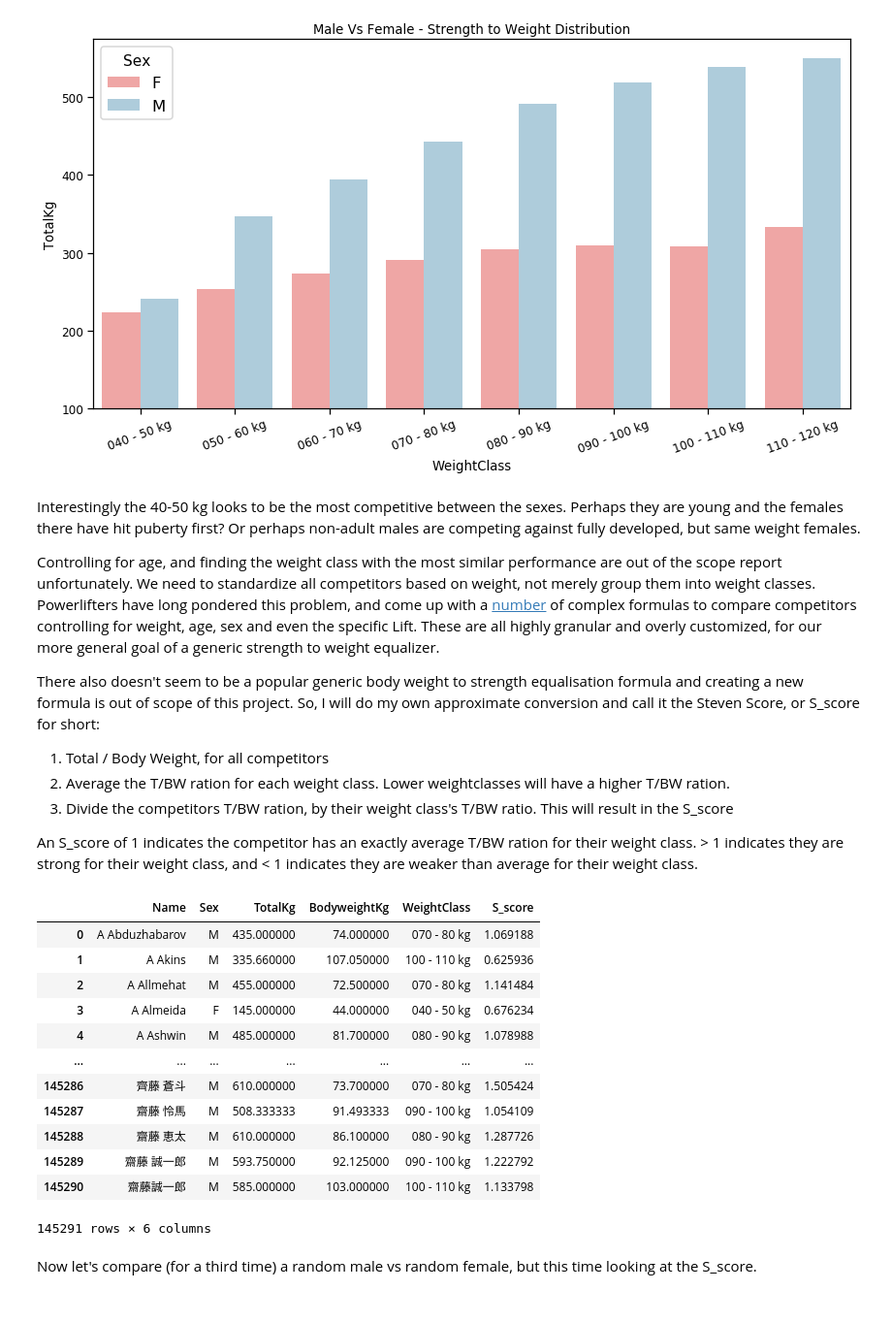
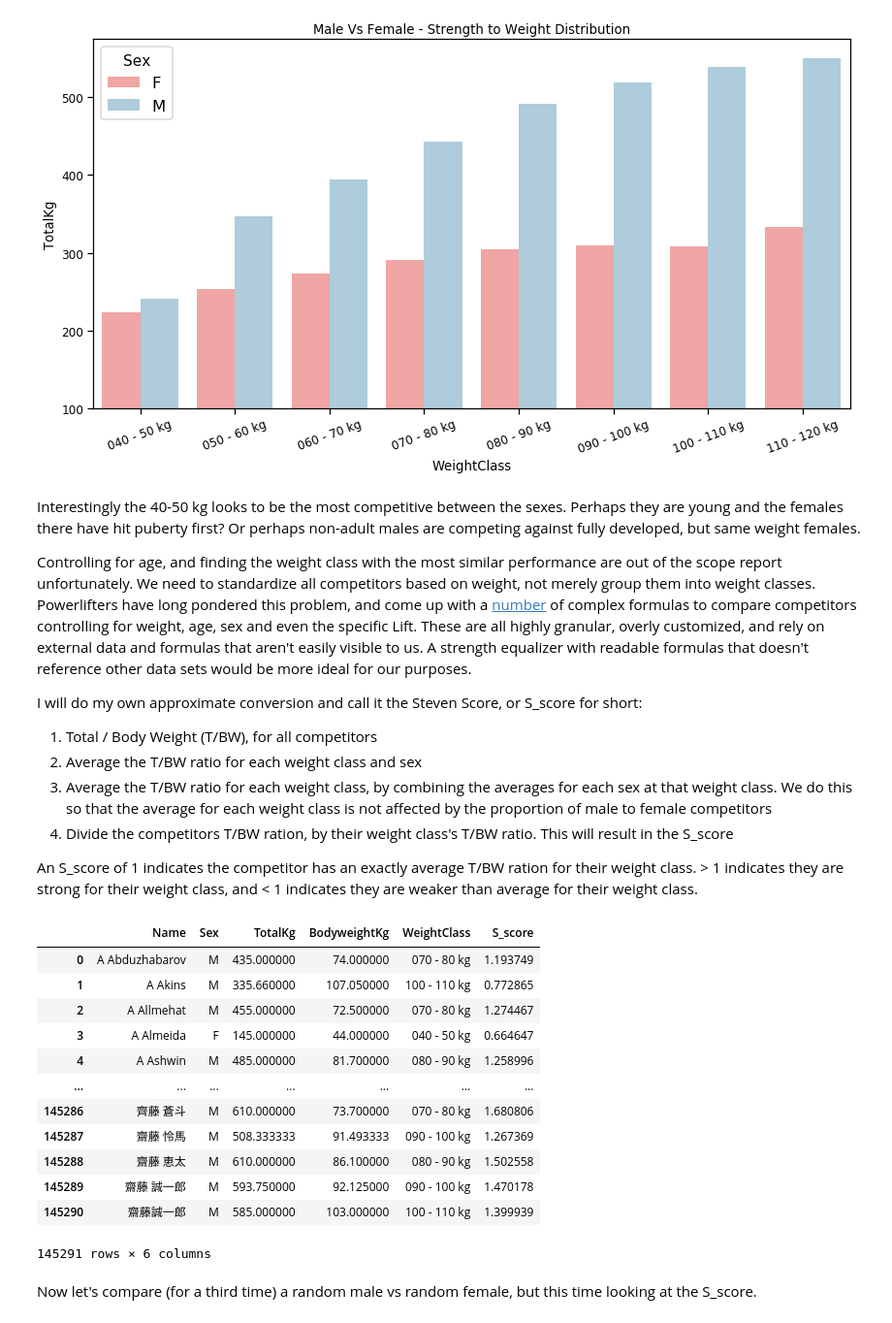
Before and after one commit to StevenWilson9/Powerlifting-Strength-Differences-by-Gender, a Jupyter notebook: Male_Female_Strength_Distributions.ipynb, the cells around one changed output. Shown at 97% size. Drawn from its saved outputs; the diff is of its cells as text; code cells hidden in the pictures.

Commit message:
Gender equalized the S_score formula
Gender equalized the S_score formula, so that different gender ratios in weightclasses don't affect the target Total / Body Weight ratio for the weight class.

```diff
--- a/Male_Female_Strength_Distributions.ipynb
+++ b/Male_Female_Strength_Distributions.ipynb
@@ -459,38 +459,54 @@ plt.show()
 # %% [markdown]
 Interestingly the 40-50 kg looks to be the most competitive between the sexes. Perhaps they are young and the females there have hit puberty first? Or perhaps non-adult males are competing against fully developed, but same weight females.
 
-Controlling for age, and finding the weight class with the most similar performance are out of the scope report unfortunately. We need to standardize all competitors based on weight, not merely group them into weight classes. Powerlifters have long pondered this problem, and come up with a [number](https://en.wikipedia.org/wiki/Wilks_Coefficient) of complex formulas to compare competitors controlling for weight, age, sex and even the specific Lift. These are all highly granular and overly customized, for our more general goal of a generic strength to weight equalizer.
+Controlling for age, and finding the weight class with the most similar performance are out of the scope report unfortunately. We need to standardize all competitors based on weight, not merely group them into weight classes. Powerlifters have long pondered this problem, and come up with a [number](https://en.wikipedia.org/wiki/Wilks_Coefficient) of complex formulas to compare competitors controlling for weight, age, sex and even the specific Lift. These are all highly granular, overly customized, and rely on external data and formulas that aren't easily visible to us. A strength equalizer with readable formulas that doesn't reference other data sets would be more ideal for our purposes.
 
-There also doesn't seem to be a popular generic body weight to strength equalisation formula and creating a new formula is out of scope of this project. So, I will do my own approximate conversion and call it the Steven Score, or S_score for short:
-1. Total / Body Weight, for all competitors
-2. Average the T/BW ration for each weight class. Lower weightclasses will have a higher T/BW ration.
-3. Divide the competitors T/BW ration, by their weight class's T/BW ratio. This will result in the S_score
+I will do my own approximate conversion and call it the Steven Score, or S_score for short:
+1. Total / Body Weight (T/BW), for all competitors
+2. Average the T/BW ratio for each weight class and sex
+3. Average the T/BW ratio for each weight class, by combining the averages for each sex at that weight class. We do this so that the average for each weight class is not affected by the proportion of male to female competitors
+4. Divide the competitors T/BW ration, by their weight class's T/BW ratio. This will result in the S_score
 
 An S_score of 1 indicates the competitor has an exactly average T/BW ration for their weight class. > 1 indicates they are strong for their weight class, and < 1 indicates they are weaker than average for their weight class.
 # %%
+# Make a new table with just Total as the response variable, and then add a Total/BodyWeight column
 s_score_df = clean_df.drop(['Best3SquatKg','Best3BenchKg','Best3DeadliftKg'], axis = 1)
 s_score_df['T/BW'] = s_score_df['TotalKg']/s_score_df['BodyweightKg']
 
-wc_s_score_df = s_score_df.groupby(['WeightClass'])['T/BW'].mean().reset_index()
+# Comparing gender unequalized weightclass Total/BodyWeight ratio, to gender equalized one below it
+# wc_s_score_df = s_score_df.groupby(['WeightClass'])['T/BW'].mean().reset_index()
+# print(wc_s_score_df)
+# print()
+
+# Weight controlled, gender equalized WeightClass T/BW ratio Table
+wc_s_score_df = s_score_df.groupby(['WeightClass', 'Sex'])['T/BW'].mean().reset_index()
+wc_s_score_df = wc_s_score_df.groupby(['WeightClass'])['T/BW'].mean().reset_index()
+# print(wc_s_score_df)
 wc_s_score_df.columns = ['WeightClass', 'WC-T/BW']
 
+# Add the WeightClass's T/BW ratio to each competitor.
+# Then divide each competitor's T/WB ratio by their WC-T/B to get their S_score.
+# drop the two T/BW columns at the end
 s_score_df = s_score_df.merge(wc_s_score_df, how='left')
 s_score_df['S_score'] = s_score_df['T/BW']/s_score_df['WC-T/BW']
 s_score_df.drop(columns = ['T/BW','WC-T/BW'], inplace = True)
+
+# Checking if the data looks like I expect
 s_score_df
+# s_score_df.groupby(['WeightClass', 'Sex'])['S_score'].mean()
 # %% [output]
 |  | Name | Sex | TotalKg | BodyweightKg | WeightClass | S_score |
-| 0 | A Abduzhabarov | M | 435.000000 | 74.000000 | 070 - 80 kg | 1.069188 |
-| 1 | A Akins | M | 335.660000 | 107.050000 | 100 - 110 kg | 0.625936 |
-| 2 | A Allmehat | M | 455.000000 | 72.500000 | 070 - 80 kg | 1.141484 |
-| 3 | A Almeida | F | 145.000000 | 44.000000 | 040 - 50 kg | 0.676234 |
-| 4 | A Ashwin | M | 485.000000 | 81.700000 | 080 - 90 kg | 1.078988 |
+| 0 | A Abduzhabarov | M | 435.000000 | 74.000000 | 070 - 80 kg | 1.193749 |
+| 1 | A Akins | M | 335.660000 | 107.050000 | 100 - 110 kg | 0.772865 |
+| 2 | A Allmehat | M | 455.000000 | 72.500000 | 070 - 80 kg | 1.274467 |
+| 3 | A Almeida | F | 145.000000 | 44.000000 | 040 - 50 kg | 0.664647 |
+| 4 | A Ashwin | M | 485.000000 | 81.700000 | 080 - 90 kg | 1.258996 |
 | ... | ... | ... | ... | ... | ... | ... |
-| 145286 | 齊藤 蒼斗 | M | 610.000000 | 73.700000 | 070 - 80 kg | 1.505424 |
-| 145287 | 齋藤 怜馬 | M | 508.333333 | 91.493333 | 090 - 100 kg | 1.054109 |
-| 145288 | 齋藤 恵太 | M | 610.000000 | 86.100000 | 080 - 90 kg | 1.287726 |
-| 145289 | 齋藤 誠一郎 | M | 593.750000 | 92.125000 | 090 - 100 kg | 1.222792 |
-| 145290 | 齋藤誠一郎 | M | 585.000000 | 103.000000 | 100 - 110 kg | 1.133798 |
+| 145286 | 齊藤 蒼斗 | M | 610.000000 | 73.700000 | 070 - 80 kg | 1.680806 |
+| 145287 | 齋藤 怜馬 | M | 508.333333 | 91.493333 | 090 - 100 kg | 1.267369 |
+| 145288 | 齋藤 恵太 | M | 610.000000 | 86.100000 | 080 - 90 kg | 1.502558 |
+| 145289 | 齋藤 誠一郎 | M | 593.750000 | 92.125000 | 090 - 100 kg | 1.470178 |
+| 145290 | 齋藤誠一郎 | M | 585.000000 | 103.000000 | 100 - 110 kg | 1.399939 |
 145291 rows × 6 columns
 # %% [markdown]
 Now let's compare (for a third time) a random male vs random female, but this time looking at the S_score.
```
Also changed, not shown: parts of 4 cells of this notebook.
